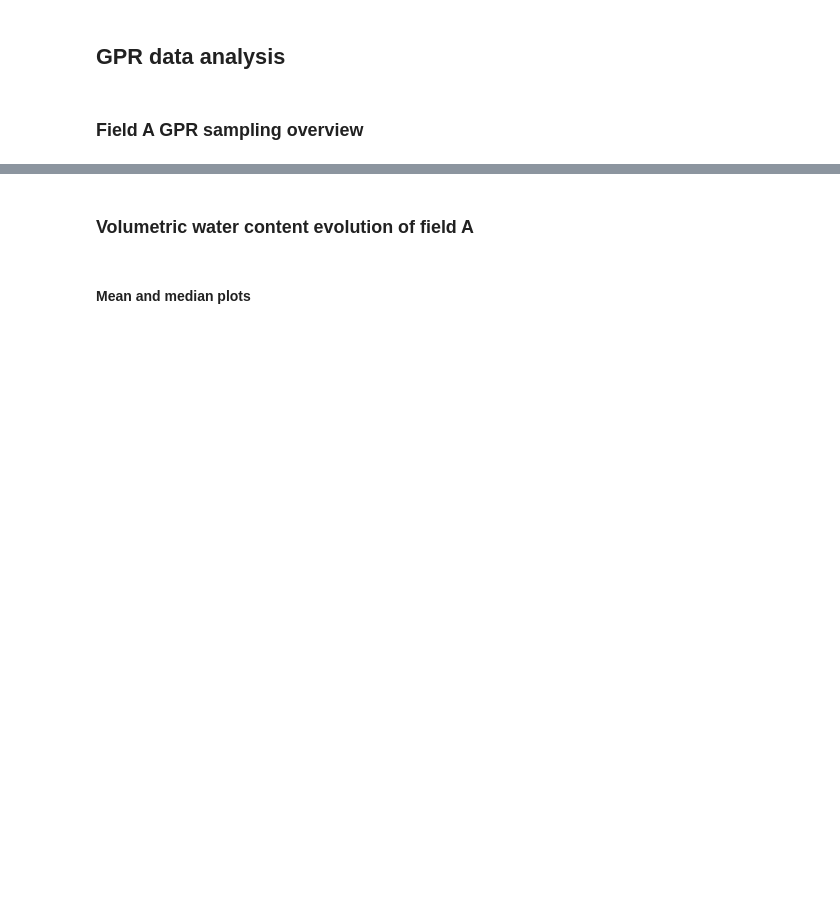
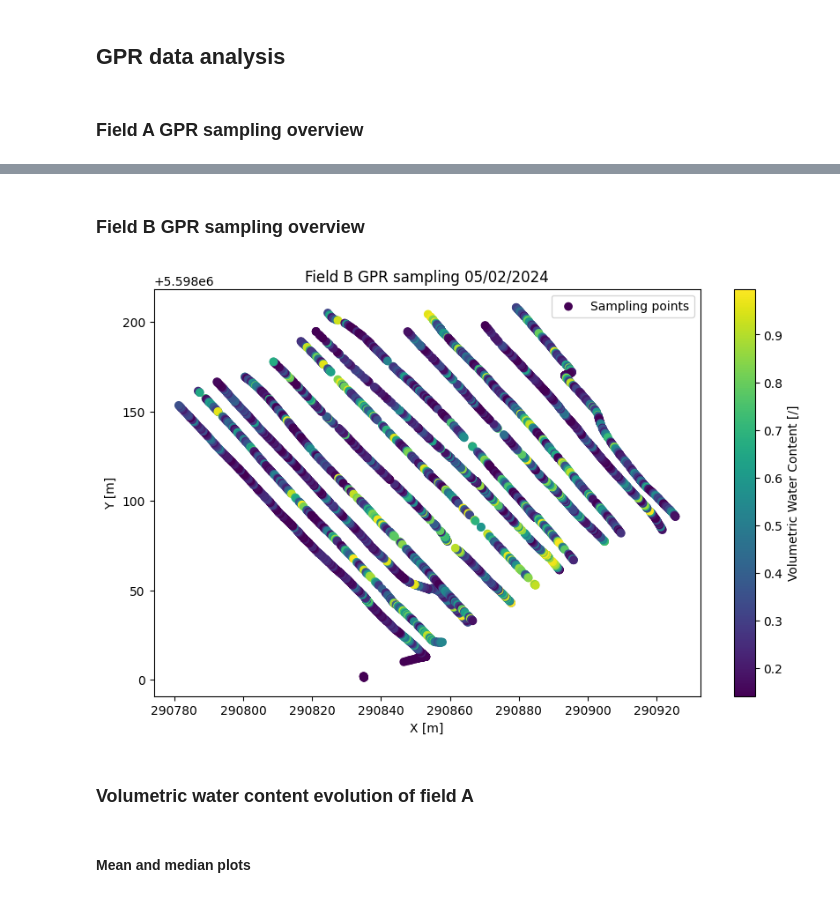
Before and after one commit to Django184/Master-Thesis, a Jupyter notebook: gpr.ipynb, the cells around one changed output, grey strips where cells are left out. Cells and saved outputs as stored; diff of their text form; code cells hidden in the pictures; blank space fills up the shorter version.

```diff
--- a/gpr.ipynb
+++ b/gpr.ipynb
@@ -35,3 +77,42 @@ def extract_dates(file_paths=glob.glob("D:/Cours bioingé/BIR M2/Mémoire/Data/D
+# %% [markdown]
+### Field B GPR sampling overview
+# %%
+# File choice
+sample_number = 9 # [0-10]
+field_path = field_b_paths
+
+# Letter of the field
+if field_path == field_a_paths:
+    field_letter = "A"
+else:
+    field_letter = "B"
+
+# Date of the files
+extract_dates(field_path)
+
+# Read csv file
+field_example = pd.read_csv(field_path[sample_number], sep = "  ", engine="python")
+
+# Convert latitude and longitude to UTM coordinates
+utm_x, utm_y = transformer.transform(field_example.iloc[:,1].values, field_example.iloc[:,0].values)
+
+# Plot the sampling points
+plt.figure(figsize=(10, 6))
+scatter = plt.scatter(utm_x, utm_y, c=field_example.iloc[:,2], cmap='viridis', label='Sampling points')
+plt.xlabel('X [m]')
+plt.ylabel('Y [m]')
+plt.title(f'Field {field_letter} GPR sampling {dates[sample_number]}')
+cb = plt.colorbar(scatter)
+cb.set_label('Volumetric Water Content [/]')
+plt.grid(False)
+plt.legend()
+plt.show()
+
+# Reset
+gpr_data_tables = []
+dates = []
+# %% [output]
+[figure, added]
 # %% [markdown]
 ### Volumetric water content evolution of field A
 # %% [markdown]
```
Also changed, not shown: parts of 5 cells of this notebook, 1 other file.
